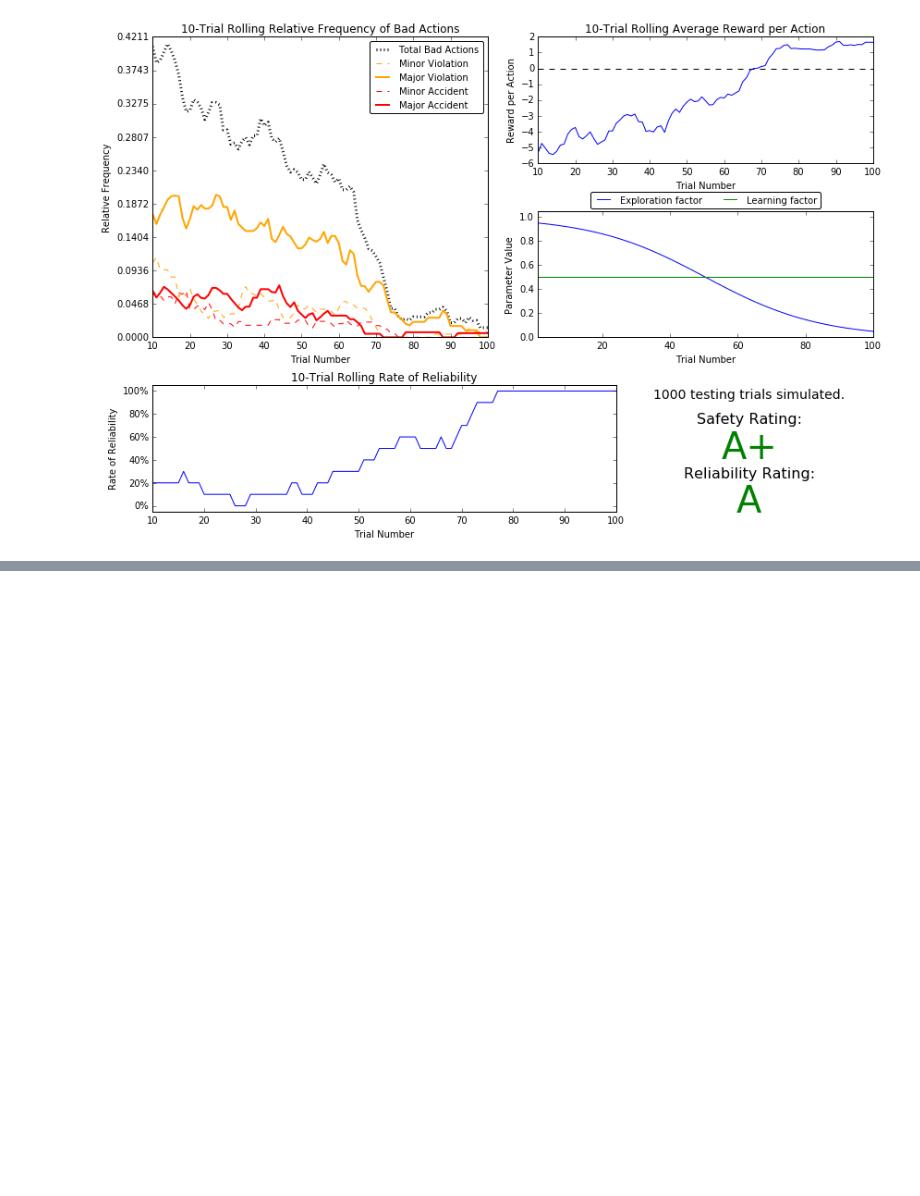
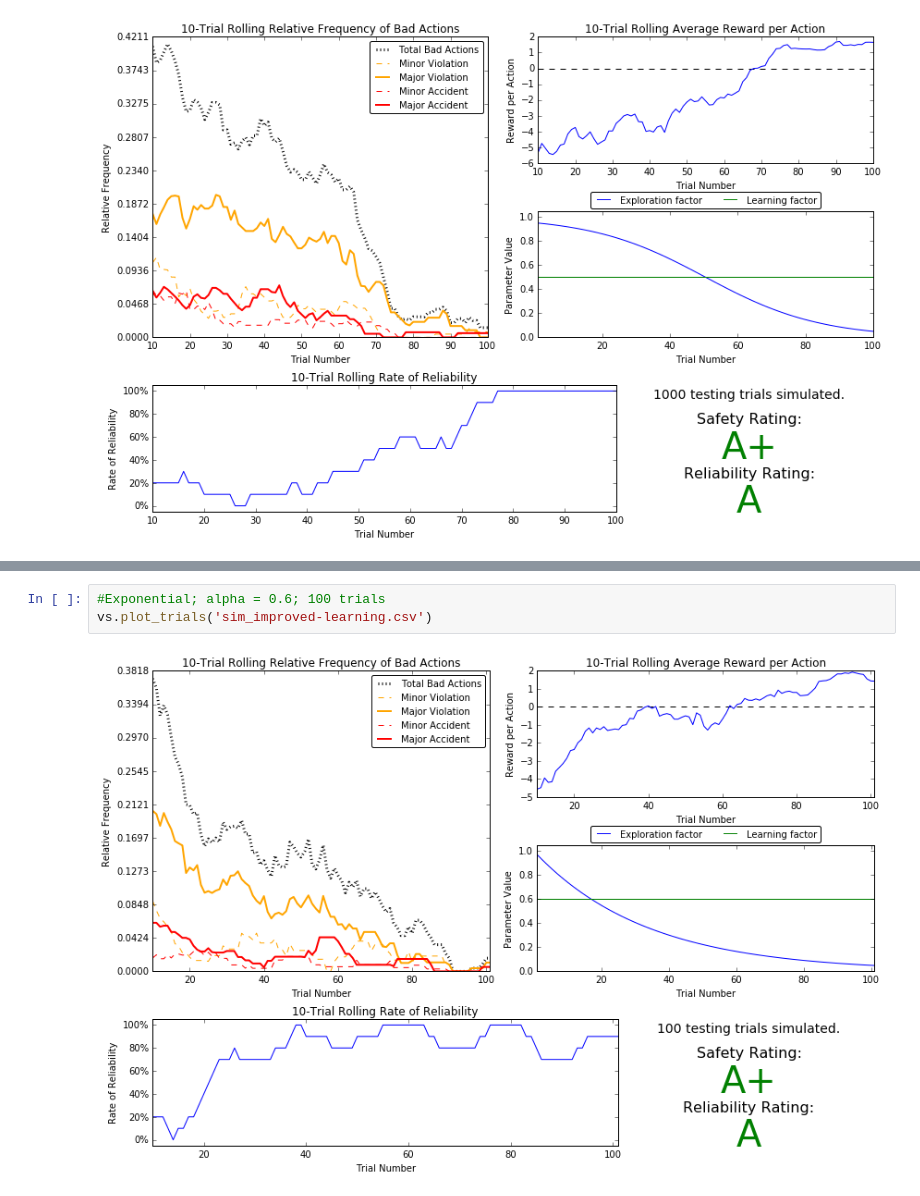
Before and after one commit to alextrickey/smartcab, a Jupyter notebook: Round2Tests.ipynb, the cells around one changed output, grey strips where cells are left out. Cells and saved outputs as stored; diff of their text form; blank space fills up the shorter version.

Commit message:
feat: Select exponential decay model

```diff
--- a/Round2Tests.ipynb
+++ b/Round2Tests.ipynb
@@ -78,0 +86,5 @@ vs.plot_trials('sim_improved-learning.csv')
+# %%
+#Exponential; alpha = 0.6; 100 trials
+vs.plot_trials('sim_improved-learning.csv')
+# %% [output]
+[figure, added]
```
Also changed, not shown: parts of 7 cells of this notebook, 1 other file.
